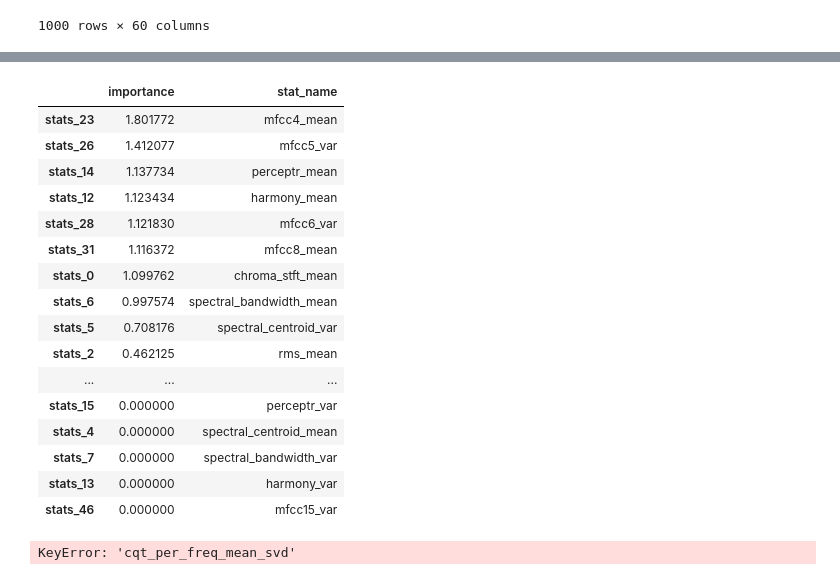
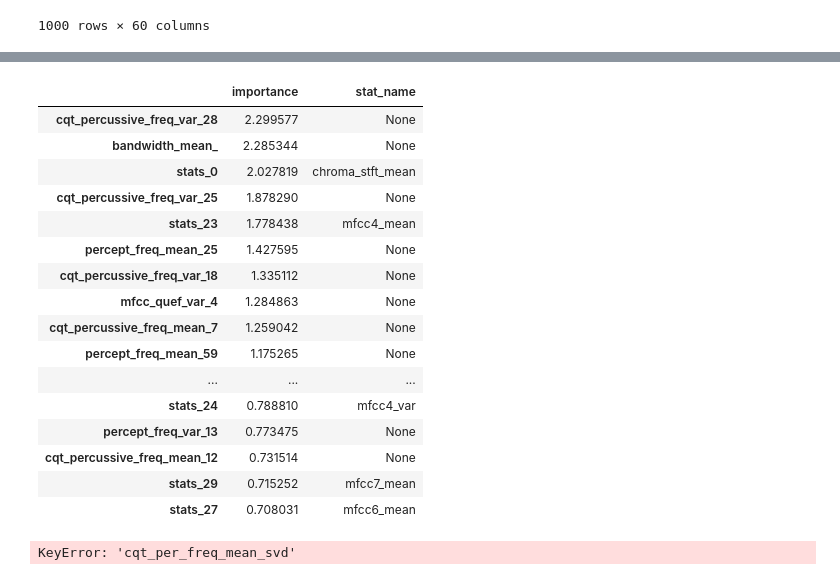
Before and after one commit to dmitrysluch/ariel-tds-music-genre, a Jupyter notebook: genre_detenction_ext.ipynb, the cells around one changed output, grey strips where cells are left out. Saved outputs shown, nothing was run; the diff lists cells and outputs as text; code cells hidden in the pictures.

```diff
--- a/genre_detenction_ext.ipynb
+++ b/genre_detenction_ext.ipynb
@@ -392,18 +353,16 @@ Classification Report (aggregated across folds):
 # %%
-features = ['stats', 'bpm',
-    'cqt_per_freq_mean', 'cqt_per_freq_var',
-    'harmonic_per_freq_mean', 'harmonic_per_freq_var',
-    'percussive_per_freq_mean', 'percussive_per_freq_var',
+features = ['stats', 'rms', 'bpm',
+    'cqt_freq_mean', 'cqt_freq_var',
+    'cqt_harmonic_freq_mean', 'cqt_harmonic_freq_var',
+    'cqt_percussive_freq_mean', 'cqt_percussive_freq_var',
     'mfcc_quef_mean', 'mfcc_quef_var',
-    'cqt_spectral_centroid_mean', 'cqt_spectral_centroid_var',
+    'spectral_centroid_mean', 'spectral_centroid_var',
     'cqt_chroma_mean', 'cqt_chroma_var',
-    'harmonic_chroma_freq_mean', 'harmonic_chroma_freq_var',
-    'cqt_rolloff_mean', 'cqt_rolloff_var',
-    'cqt_bandwidth_mean', 'cqt_bandwidth_var',
+    'cqt_harmonic_chroma_freq_mean', 'cqt_harmonic_chroma_freq_var',
+    'rolloff_mean', 'rolloff_var',
+    'bandwidth_mean', 'bandwidth_var',
     'percept_freq_mean', 'percept_freq_var',
-    'stft_chroma_mean', 'stft_chroma_var',
-    'zero_crossing_rate_mean',
-    'harmonic_mean']
+    'zero_crossing_rate_mean']
 
 model, acc = train_and_evaluate_catboost(
     X=E_train.get_features(features),
@@ -430,31 +389,31 @@ model, acc = train_and_evaluate_catboost(
 # %%
 imp = pd.DataFrame(
     data=model.feature_importances_,
     index=E_train.get_feature_names_vector(features),
     columns=['importance']
 ).sort_values(by='importance', ascending=False)
 imp['stat_name'] = pd.Series(imp.index, index=imp.index).apply(lambda x: int(x[6:]) if x.startswith('stats_') else None).astype('float')
-imp = imp.loc[~imp['stat_name'].isna()]
+# imp = imp.loc[~imp['stat_name'].isna()]
 imp['stat_name'] = imp['stat_name'].apply(lambda x: X_train.columns[int(x) + 2] if not np.isnan(x) else None)
-imp
+imp.head(30)
 # %% [output]
 |  | importance | stat_name |
-| stats_23 | 1.801772 | mfcc4_mean |
-| stats_26 | 1.412077 | mfcc5_var |
-| stats_14 | 1.137734 | perceptr_mean |
-| stats_12 | 1.123434 | harmony_mean |
-| stats_28 | 1.121830 | mfcc6_var |
-| stats_31 | 1.116372 | mfcc8_mean |
-| stats_0 | 1.099762 | chroma_stft_mean |
-| stats_6 | 0.997574 | spectral_bandwidth_mean |
-| stats_5 | 0.708176 | spectral_centroid_var |
-| stats_2 | 0.462125 | rms_mean |
+| cqt_percussive_freq_var_28 | 2.299577 | None |
+| bandwidth_mean_ | 2.285344 | None |
+| stats_0 | 2.027819 | chroma_stft_mean |
+| cqt_percussive_freq_var_25 | 1.878290 | None |
+| stats_23 | 1.778438 | mfcc4_mean |
+| percept_freq_mean_25 | 1.427595 | None |
+| cqt_percussive_freq_var_18 | 1.335112 | None |
+| mfcc_quef_var_4 | 1.284863 | None |
+| cqt_percussive_freq_mean_7 | 1.259042 | None |
+| percept_freq_mean_59 | 1.175265 | None |
 | ... | ... | ... |
-| stats_15 | 0.000000 | perceptr_var |
-| stats_4 | 0.000000 | spectral_centroid_mean |
-| stats_7 | 0.000000 | spectral_bandwidth_var |
-| stats_13 | 0.000000 | harmony_var |
-| stats_46 | 0.000000 | mfcc15_var |
+| stats_24 | 0.788810 | mfcc4_var |
+| percept_freq_var_13 | 0.773475 | None |
+| cqt_percussive_freq_mean_12 | 0.731514 | None |
+| stats_29 | 0.715252 | mfcc7_mean |
+| stats_27 | 0.708031 | mfcc6_mean |
 # %%
 from sklearn.decomposition import TruncatedSVD, PCA
 
```
Also changed, not shown: parts of 18 cells of this notebook.
